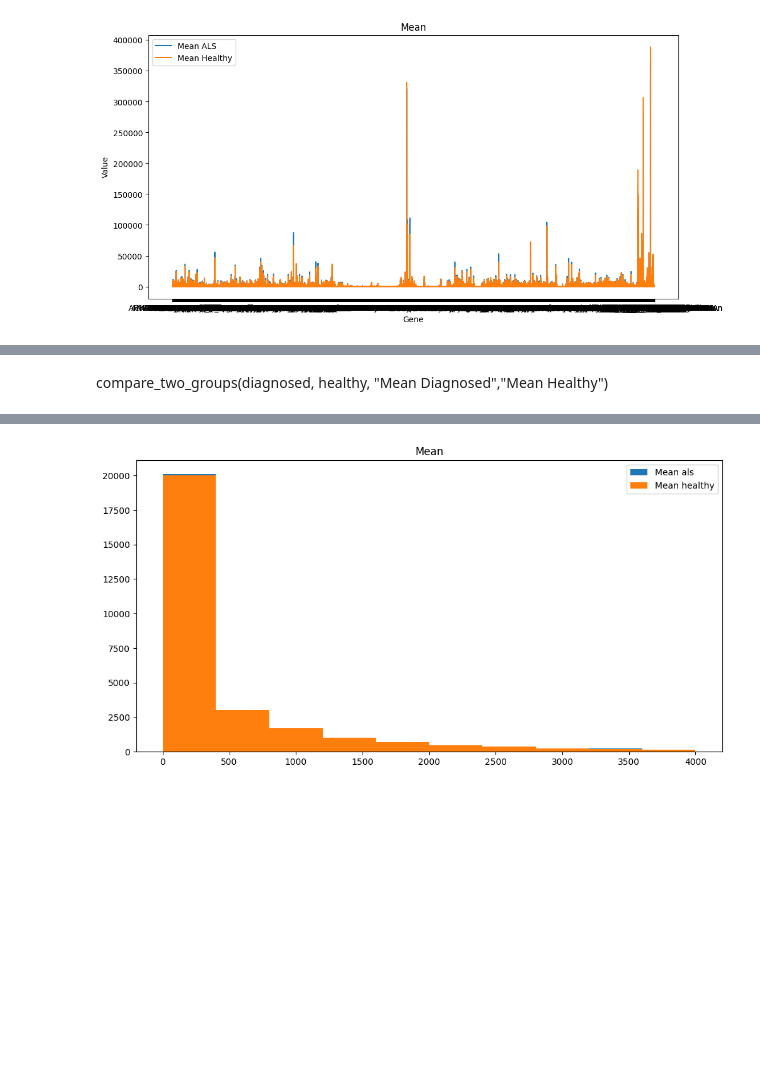
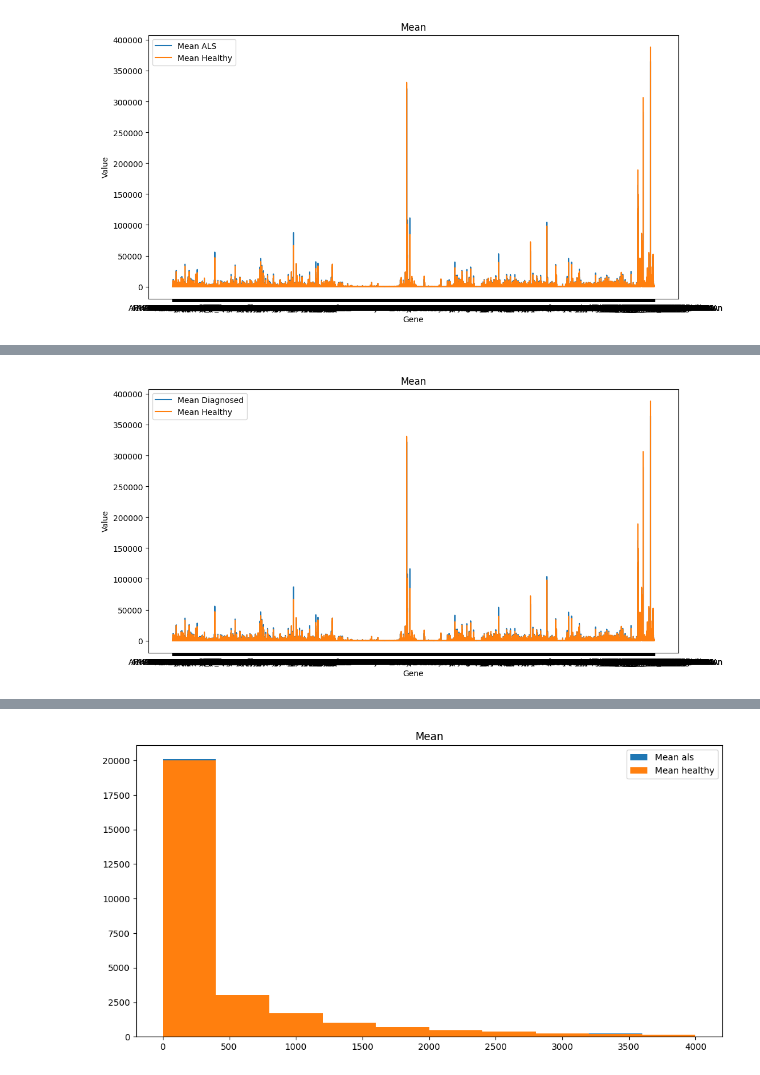
Before and after one commit to demic-dev/als-biomarker-identification-project, a Jupyter notebook: Report.ipynb, the cells around one changed output, grey strips where cells are left out. Drawn from its saved outputs; the diff is of its cells as text; code cells hidden in the pictures; blank space fills up the shorter version.

```diff
--- a/Report.ipynb
+++ b/Report.ipynb
@@ -375,4 +361,4 @@ diagnosed
 # %%
-diagnosed = als_patients.merge(samples.get_samples(), left_index=True, right_index=True)
+diagnosed = diagnosed.merge(samples.get_samples(), left_index=True, right_index=True)
 diagnosed
 # %% [output]
@@ -471,2 +515,4 @@ compare_two_groups(healthy, diagnosed, "Mean Healthy", "Mean Diagnosed")
-# %% [markdown]
-compare_two_groups(diagnosed, healthy, "Mean Diagnosed","Mean Healthy")
+# %%
+compare_two_groups(diagnosed, healthy, "Mean Diagnosed","Mean Healthy")
+# %% [output]
+[figure, added]
```
Also changed, not shown: parts of 52 cells of this notebook, 4 other files.
